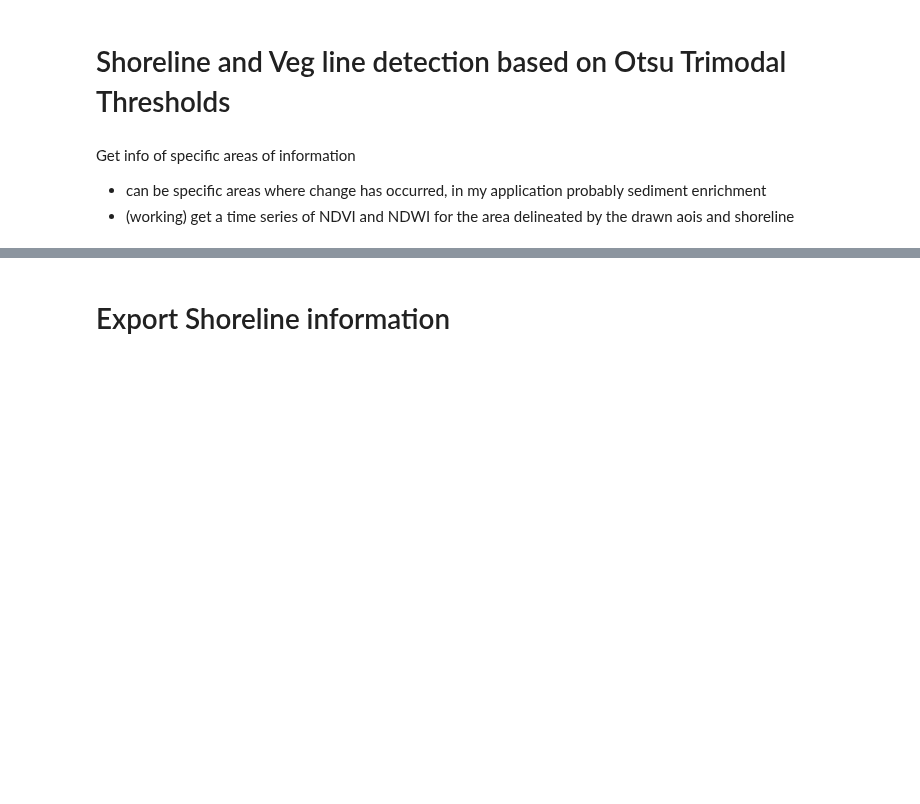
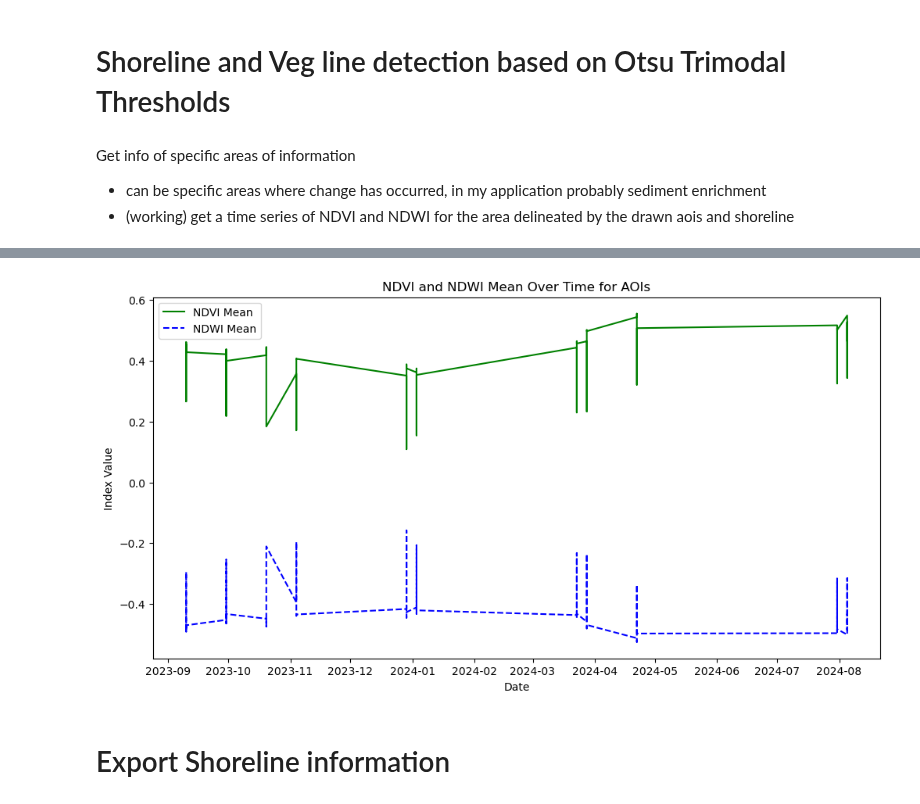
Before and after one commit to SOILSAT/Sat_Info, a Jupyter notebook: gee_python/shoreline_getter.ipynb, the cells around one changed output, grey strips where cells are left out. Cells and saved outputs as stored; diff of their text form; code cells hidden in the pictures; blank space fills up the shorter version.

```diff
--- a/gee_python/shoreline_getter.ipynb
+++ b/gee_python/shoreline_getter.ipynb
@@ -515,21 +548,21 @@ vegline_collection = extract_vegline(coll = collections[colls[18]], datelist = s
 # %%
-m_ts = geemap.Map()
-m_ts.centerObject(aoi, 12)
+map_ts = geemap.Map()
+map_ts.centerObject(aoi, 12)
 
 
 # Visualize each image in the ImageCollection.
-shorelines = shoreline_collection.toList(shoreline_collection.size())
-for i in range(shoreline_collection.size().getInfo()//5):
-    image = ee.Image(shorelines.get(i))
-    m_ts.addLayer(ee.Image(collections[colls[17]].toList(collections[colls[17]].size()).get(i)), {'min': 0, 'max': 2000, 'bands': ['B4', 'B3', 'B2']}, f'{s2_date_list[i]} RGB')
-    m_ts.addLayer(image, {'palette': 'black'}, f'{s2_date_list[i]} shore')
-    m_ts.addLayer(ee.Image(vegline_collection.toList(vegline_collection.size()).get(i)), {'palette': 'white'}, f'{s2_date_list[i]} vegetation')
+rgb_images = clipped_rgb.toList(clipped_rgb.size())
+for i in range(clipped_rgb.size().getInfo()//5):
+    image = ee.Image(rgb_images.get(i))
+    add_rgb_to_map(image, map_ts, clipped_rgb)
 
+    shore_im = ee.Image(clipped_shores.toList(clipped_shores.size()).get(i))
+    map_ts.addLayer(shore_im, {'palette': 'black'}, f'{s2_date_list[i]} shore')
 
-# m_ts.add_draw_control()
-# Display the map
-m_ts.addLayerControl()
+    veg_im = ee.Image(clipped_veg.toList(clipped_veg.size()).get(i))
+    map_ts.addLayer(veg_im, {'palette': 'red'}, f'{s2_date_list[i]} veg')
 
-## Display the map
-display(m_ts)
+# Display the map.
+map_ts.addLayerControl(position = 'topright')
+map_ts
 # %% [output]
@@ -547,3 +650,24 @@ Map(center=[29.933508249063262, -93.40490349999736], controls=(WidgetControl(opt
+# %%
+ndvi_df = extract_stats_from_aoi(collections[colls[23]], 'NDVI', sites['Site 2'])
+ndwi_df = extract_stats_from_aoi(collections[colls[24]], 'NDWI', sites['Site 2'])
+# %%
+# Optional: Plotting the results
+plt.figure(figsize=(12, 6))
+
+# Plot NDVI statistics
+
+plt.plot(ndvi_df['date'], ndvi_df['NDVI_mean'], label=f'NDVI Mean', color='green')
+
+# Plot NDWI statistics
+plt.plot(ndwi_df['date'], ndwi_df['NDWI_mean'], label=f'NDWI Mean', color='blue', linestyle='--')
+
+plt.xlabel('Date')
+plt.ylabel('Index Value')
+plt.title('NDVI and NDWI Mean Over Time for AOIs')
+plt.legend()
+plt.show()
+# %% [output]
+[figure, added]
 # %% [markdown]
 # Export Shoreline information
 # %%
```
Also changed, not shown: parts of 17 cells of this notebook.
